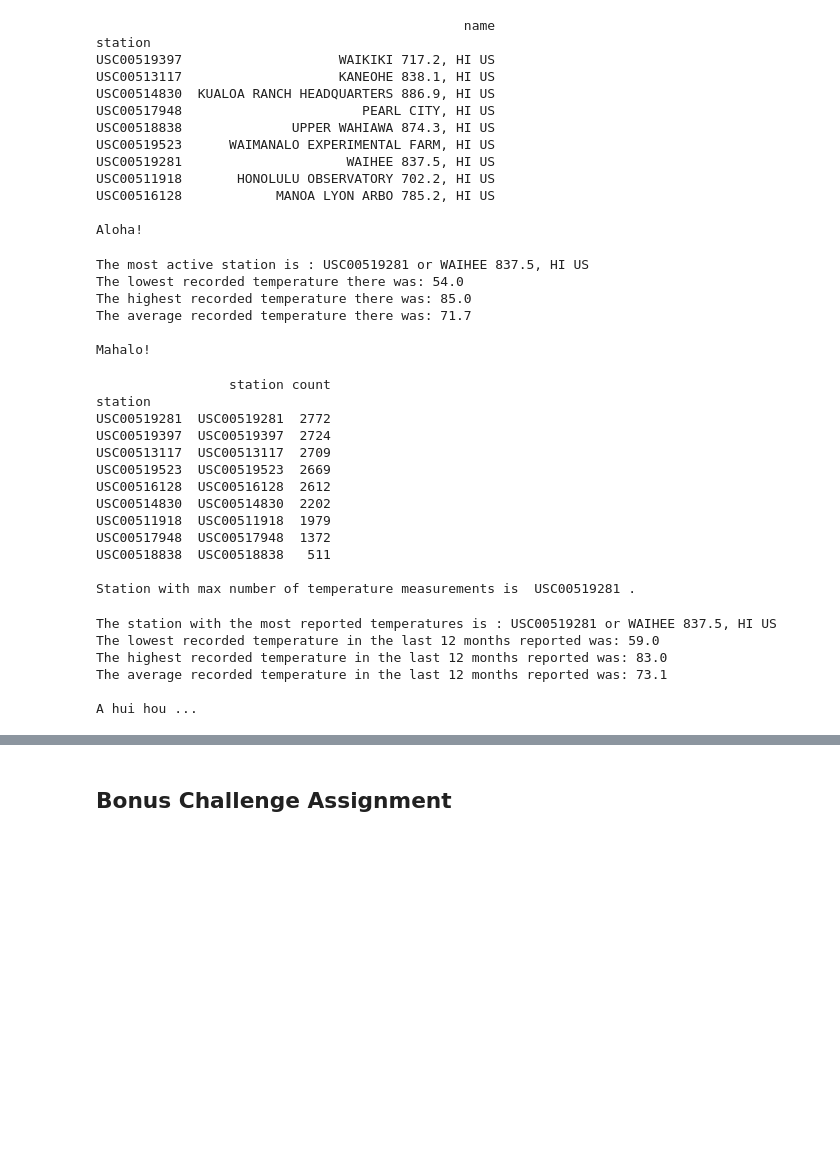
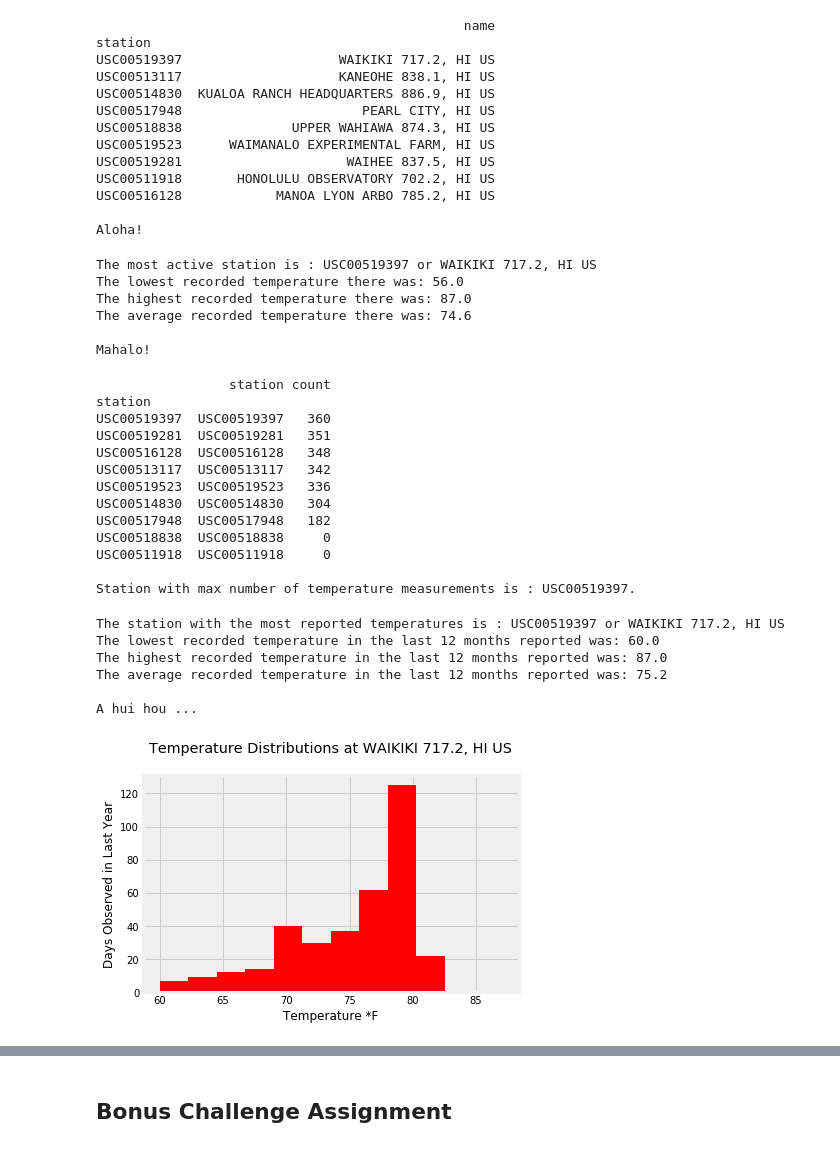
Before and after one commit to RandallStevenson/SQLAlchemy-challenge, a Jupyter notebook: climate_starter.ipynb, the cells around one changed output, grey strips where cells are left out. Drawn from its saved outputs; the diff is of its cells as text; code cells hidden in the pictures; blank space fills up the shorter version.

```diff
--- a/climate_starter.ipynb
+++ b/climate_starter.ipynb
@@ -258,6 +259,7 @@ i=0
 for s in st:
     if s!='month':
         s_cnt=session.query(*sel).\
+            filter(msr_dict.date>fd).\
             filter(msr_dict.station==s).count()
         s_res.update({i:[s,s_cnt]})
         i+=1
@@ -329,10 +331,10 @@ print(f'The highest recorded temperature there was: {active_stn[2]}')
 print(f'The average recorded temperature there was: {round(active_stn[3],1)}')
 print('\nMahalo!')
 # %% [output]
-The most active station is : USC00519281 or WAIHEE 837.5, HI US
-The lowest recorded temperature there was: 54.0
-The highest recorded temperature there was: 85.0
-The average recorded temperature there was: 71.7
+The most active station is : USC00519397 or WAIKIKI 717.2, HI US
+The lowest recorded temperature there was: 56.0
+The highest recorded temperature there was: 87.0
+The average recorded temperature there was: 74.6
 
 Mahalo!
 # %%
@@ -350,6 +352,7 @@ i=0
 for s in st:
     if s!='month':
         s_cnt=session.query(*sel).\
+            filter(msr_dict.date>fd).\
             filter(msr_dict.station==s).\
             filter(msr_dict.tobs is not None).count()
         s_res.update({i:[s,s_cnt]})
@@ -364,21 +367,21 @@ s_df.index=s_df['station']
 
 max_stn=s_df.iloc[0,0]
 print(s_df,'\n')
-print('Station with max number of temperature measurements is ',max_stn,'.')
+print(f'Station with max number of temperature measurements is : {max_stn}.')
 # %% [output]
                  station count
 station
-USC00519281  USC00519281  2772
-USC00519397  USC00519397  2724
-USC00513117  USC00513117  2709
-USC00519523  USC00519523  2669
-USC00516128  USC00516128  2612
-USC00514830  USC00514830  2202
-USC00511918  USC00511918  1979
-USC00517948  USC00517948  1372
-USC00518838  USC00518838   511
+USC00519397  USC00519397   360
+USC00519281  USC00519281   351
+USC00516128  USC00516128   348
+USC00513117  USC00513117   342
+USC00519523  USC00519523   336
+USC00514830  USC00514830   304
+USC00517948  USC00517948   182
+USC00518838  USC00518838     0
+USC00511918  USC00511918     0
 
-Station with max number of temperature measurements is  USC00519281 .
+Station with max number of temperature measurements is : USC00519397.
 # %%
 # Using the station id from the previous query, calculate the lowest temperature recorded,
 # highest temperature recorded, and average temperature of the most active station?
@@ -394,11 +397,37 @@ print(f'The station with the most reported temperatures is : {active_temp[0]} or
 print(f'The lowest recorded temperature in the last 12 months reported was: {active_temp[1]}')
 print(f'The highest recorded temperature in the last 12 months reported was: {active_temp[2]}')
 print(f'The average recorded temperature in the last 12 months reported was: {round(active_temp[3],1)}')
+
 print('\nA hui hou ...')
 # %% [output]
-The station with the most reported temperatures is : USC00519281 or WAIHEE 837.5, HI US
-The lowest recorded temperature in the last 12 months reported was: 59.0
-The highest recorded temperature in the last 12 months reported was: 83.0
-The average recorded temperature in the last 12 months reported was: 73.1
+The station with the most reported temperatures is : USC00519397 or WAIKIKI 717.2, HI US
+The lowest recorded temperature in the last 12 months reported was: 60.0
+The highest recorded temperature in the last 12 months reported was: 87.0
+The average recorded temperature in the last 12 months reported was: 75.2
 
 A hui hou ...
+# %%
+# Histogram of 12 months of daily temperature data on station with highest number of observations
+
+# Query tobs for station with most observations and for the last 12 months
+# (note: I used "most observations" in total, not over the last 12 months.)
+
+sel=[msr_dict.tobs]
+daily_temps=session.query(*sel).\
+    filter(msr_dict.station==max_stn).\
+    filter(msr_dict.date>fd).all()
+# %%
+# convert to floating list
+temps_flt=[]
+for temp in daily_temps:
+    temps_flt.append(float(temp[0]))
+
+num_bins=12
+
+plt.hist(temps_flt,num_bins,color='r')
+plt.xlabel('Temperature *F')
+plt.ylabel('Days Observed in Last Year')
+plt.title(f'Temperature Distributions at {name}\n')
+plt.show()
+# %% [output]
+[figure, added]
```
Also changed, not shown: parts of 8 cells of this notebook.
